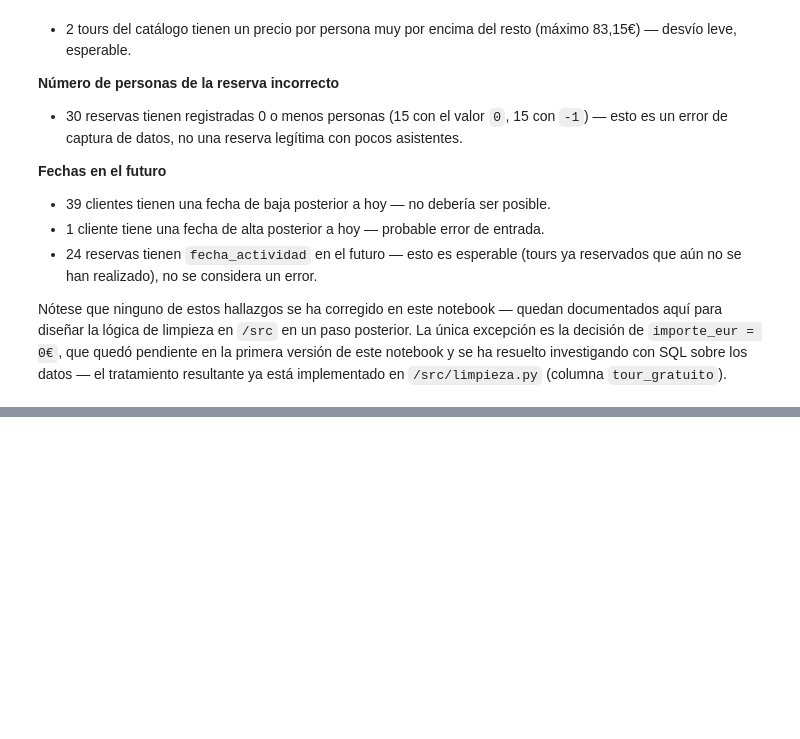
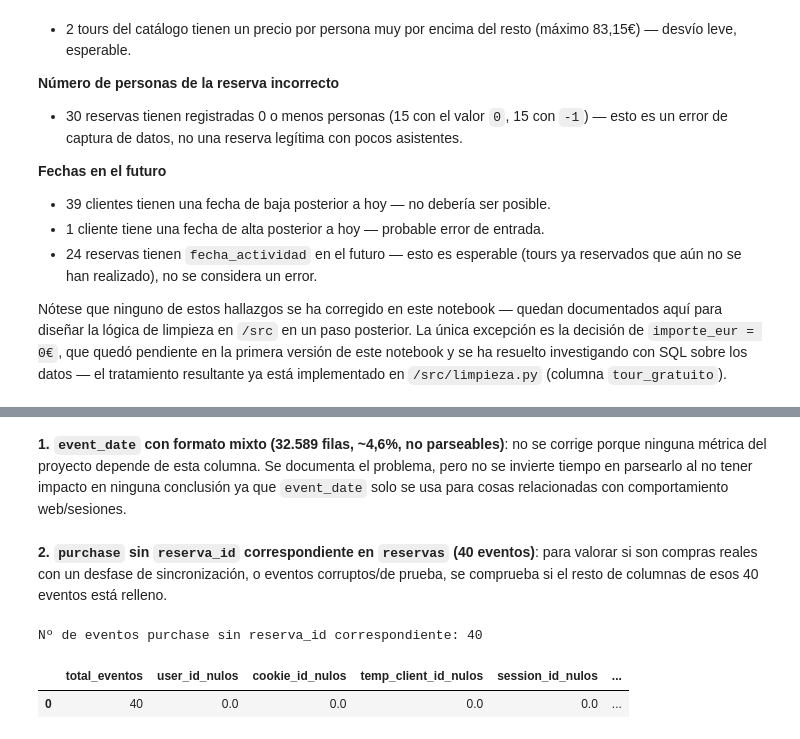
Before and after one commit to Irenegov/civitatis-business-case, a Jupyter notebook: notebooks/01_exploracion_inicial.ipynb, the cells around one changed output, grey strips where cells are left out. Drawn from its saved outputs; the diff is of its cells as text; code cells hidden in the pictures; blank space fills up the shorter version.

Commit message:
justificar hallazgos no corregidos con evidencia de integridad de fila y recomendaciones futuras

```diff
--- a/notebooks/01_exploracion_inicial.ipynb
+++ b/notebooks/01_exploracion_inicial.ipynb
@@ -579,0 +584,28 @@ implementado en `/src/limpieza.py` (columna `tour_gratuito`).
+# %% [markdown]
+**1. `event_date` con formato mixto (32.589 filas, ~4,6%, no parseables)**: no se corrige porque ninguna métrica del proyecto depende de esta columna. Se documenta el problema, pero no se invierte tiempo en parsearlo al no tener impacto en ninguna conclusión ya que `event_date` solo se usa para cosas relacionadas con comportamiento web/sesiones.
+# %% [markdown]
+**2. `purchase` sin `reserva_id` correspondiente en `reservas` (40 eventos)**: para valorar si son compras reales con un desfase de sincronización, o eventos corruptos/de prueba, se comprueba si el resto de columnas de esos 40 eventos está relleno.
+# %%
+eventos_purchase_sin_reserva = con.execute('''
+    SELECT
+        count(*)                                                                       AS total_eventos,
+        sum(CASE WHEN user_id IS NULL THEN 1 ELSE 0 END)                               AS user_id_nulos,
+        sum(CASE WHEN cookie_id IS NULL OR cookie_id = '' THEN 1 ELSE 0 END)            AS cookie_id_nulos,
+        sum(CASE WHEN temp_client_id IS NULL OR temp_client_id = '' THEN 1 ELSE 0 END)  AS temp_client_id_nulos,
+        sum(CASE WHEN session_id IS NULL OR session_id = '' THEN 1 ELSE 0 END)          AS session_id_nulos,
+        sum(CASE WHEN event_date IS NULL OR event_date = '' THEN 1 ELSE 0 END)          AS event_date_nulos,
+        sum(CASE WHEN device IS NULL OR device = '' THEN 1 ELSE 0 END)                  AS device_nulos,
+        sum(CASE WHEN ip IS NULL OR ip = '' THEN 1 ELSE 0 END)                          AS ip_nulos,
+        sum(CASE WHEN pais_ip IS NULL OR pais_ip = '' THEN 1 ELSE 0 END)                AS pais_ip_nulos,
+        sum(CASE WHEN ciudad_ip IS NULL OR ciudad_ip = '' THEN 1 ELSE 0 END)            AS ciudad_ip_nulos,
+        sum(CASE WHEN url IS NULL OR url = '' THEN 1 ELSE 0 END)                        AS url_nulos
+    FROM ga_eventos g
+    WHERE g.reserva_id IS NOT NULL
+      AND NOT EXISTS (SELECT 1 FROM reservas r WHERE r.reserva_id = g.reserva_id)
+''').df()
+print(f"Nº de eventos purchase sin reserva_id correspondiente: {eventos_purchase_sin_reserva['total_eventos'][0]}")
+eventos_purchase_sin_reserva
+# %% [output]
+Nº de eventos purchase sin reserva_id correspondiente: 40
+|  | total_eventos | user_id_nulos | cookie_id_nulos | temp_client_id_nulos | session_id_nulos | ... |
+| 0 | 40 | 0.0 | 0.0 | 0.0 | 0.0 | ... |
```
Also changed, not shown: parts of 6 cells of this notebook, 1 other file.
